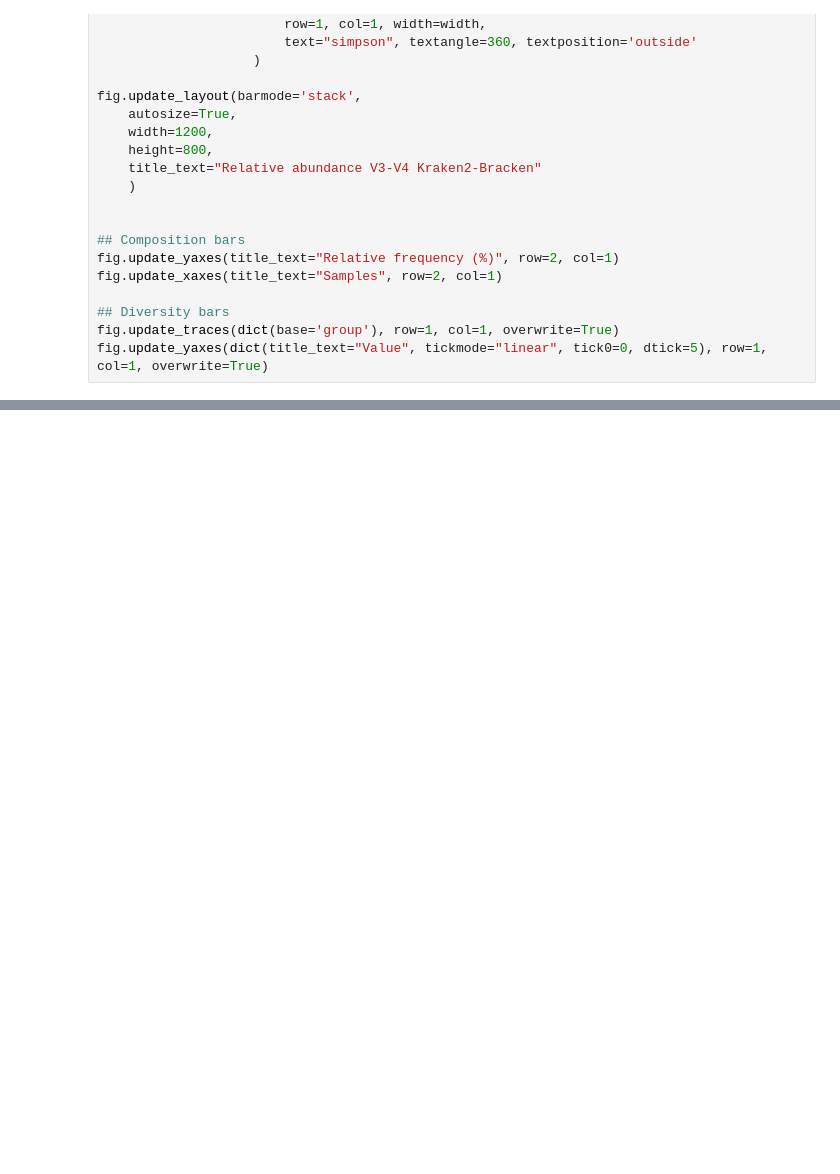
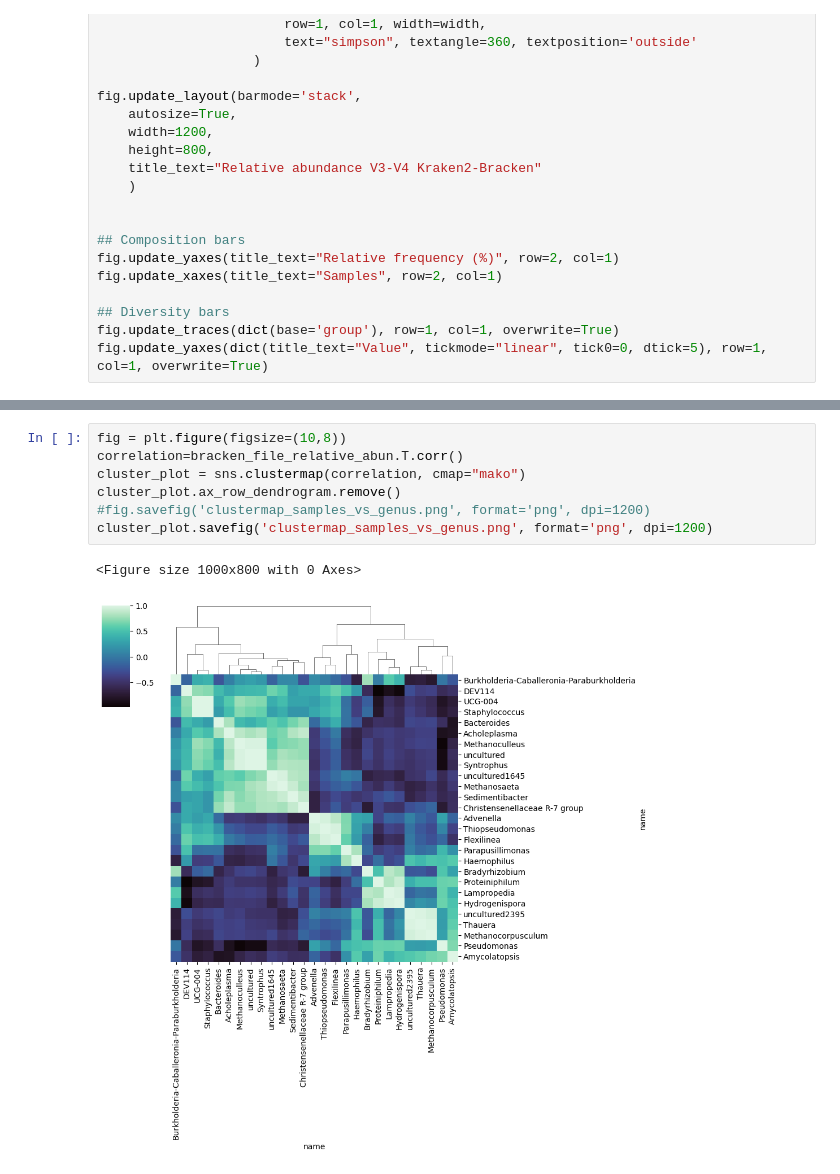
Before and after one commit to juanjo255/MAUS, a Jupyter notebook: utils/plot_bracken.ipynb, the cells around one changed output, grey strips where cells are left out. Cells and saved outputs as stored; diff of their text form; blank space fills up the shorter version.

```diff
--- a/utils/plot_bracken.ipynb
+++ b/utils/plot_bracken.ipynb
@@ -102,0 +131,10 @@ fig.update_yaxes(dict(title_text="Value", tickmode="linear", tick0=0, dtick=5),
+# %%
+fig = plt.figure(figsize=(10,8))
+correlation=bracken_file_relative_abun.T.corr()
+cluster_plot = sns.clustermap(correlation, cmap="mako")
+cluster_plot.ax_row_dendrogram.remove()
+#fig.savefig('clustermap_samples_vs_genus.png', format='png', dpi=1200)
+cluster_plot.savefig('clustermap_samples_vs_genus.png', format='png', dpi=1200)
+# %% [output]
+<Figure size 1000x800 with 0 Axes>
+[figure, added]
```
Also changed, not shown: parts of 7 cells of this notebook, 1 other file.
